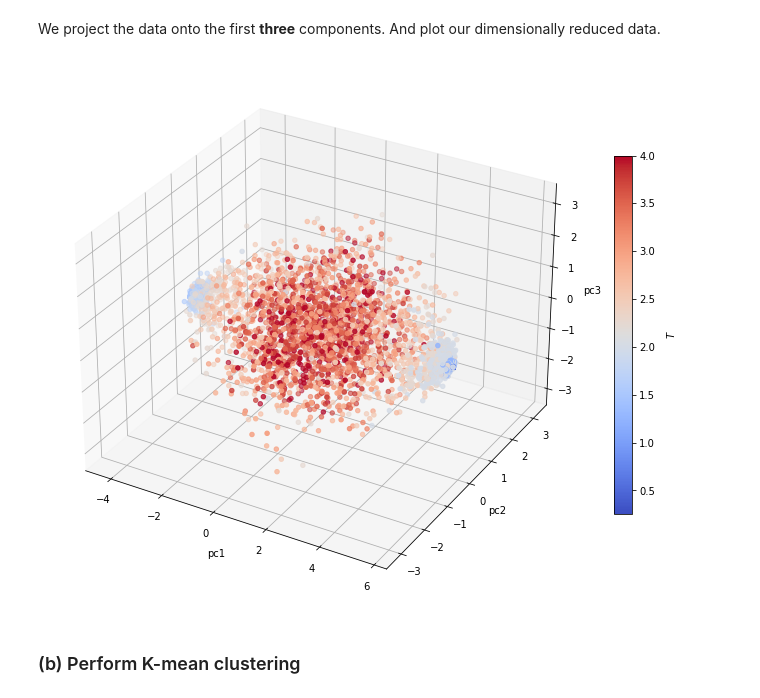
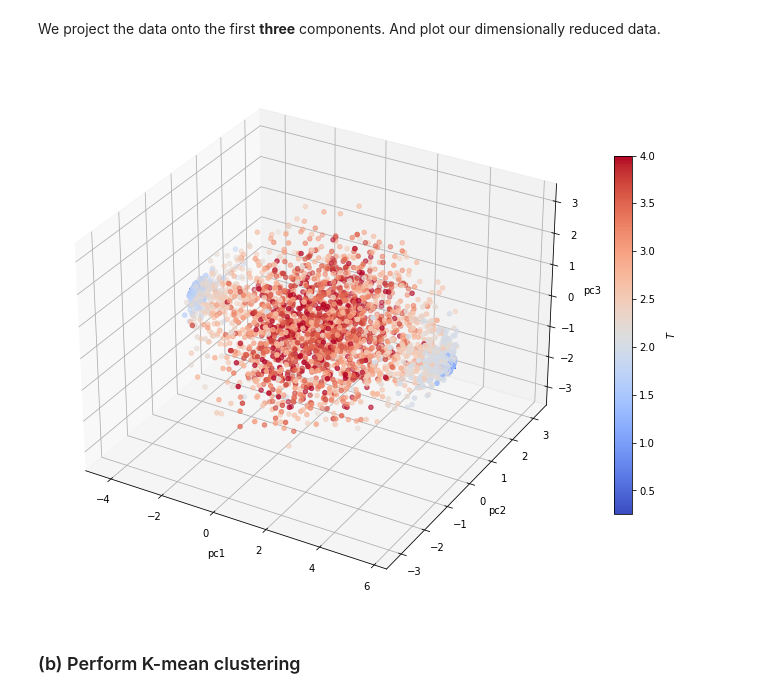
Before and after one commit to Marina17700/PHYS3151, a Jupyter notebook: HW4/hw4.ipynb, the cells around one changed output. Drawn from its saved outputs; the diff is of its cells as text; code cells hidden in the pictures.

```diff
--- a/HW4/hw4.ipynb
+++ b/HW4/hw4.ipynb
@@ -32,16 +38,25 @@ pc = pca.fit_transform(x)
+# %%
+def reduce_system(U, dimension):
+    U_reduced = U[:, :dimension]
+    reduced_vec = np.dot(z, U_reduced)
+    var = np.sum(sigma[:dimension])/np.sum(sigma[:])
+    return reduced_vec, var
 # %%
+reducevec, vari = reduce_system(U, 3)
+
 fig = plt.figure(figsize=(12, 12))
 ax = fig.add_subplot(projection='3d')
-p = ax.scatter(pc[:, 0], pc[:, 1], pc[:, 2], c=t, cmap="coolwarm")
+p = ax.scatter(reducevec[:, 0], reducevec[:, 1],
+               reducevec[:, 2], c=t, cmap="coolwarm")
 
 ax.set_xlabel('pc1')
 ax.set_ylabel('pc2')
 ax.set_zlabel('pc3')
 cb = fig.colorbar(p, shrink=0.55)
 cb.set_label(label='$T$', labelpad=10)
 plt.show()
 # %% [output]
-[figure, old version]
+[figure, new version]
 # %% [markdown]
 ### (b) Perform K-mean clustering
 # %% [markdown]
```
Also changed, not shown: parts of 7 cells of this notebook, 3 other files.
